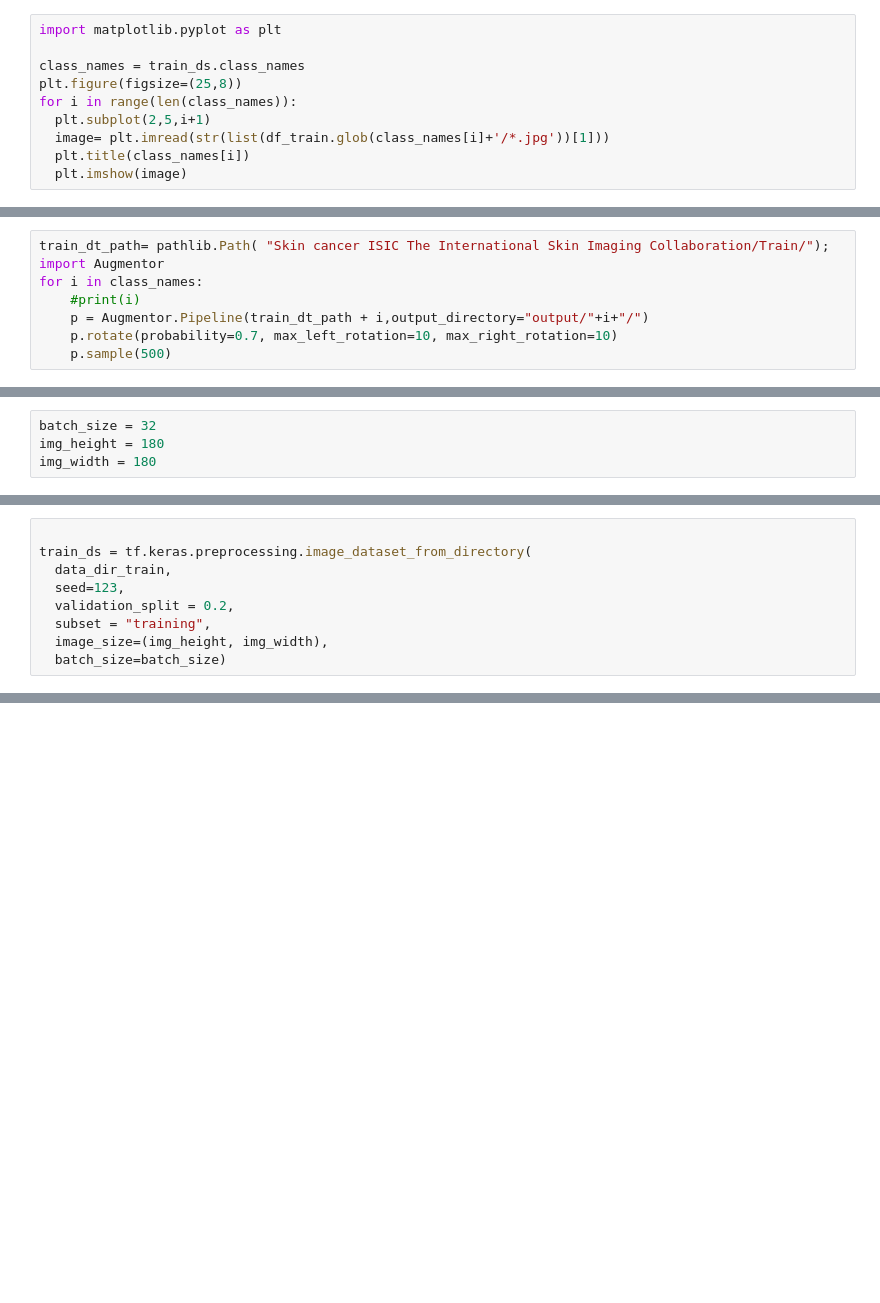
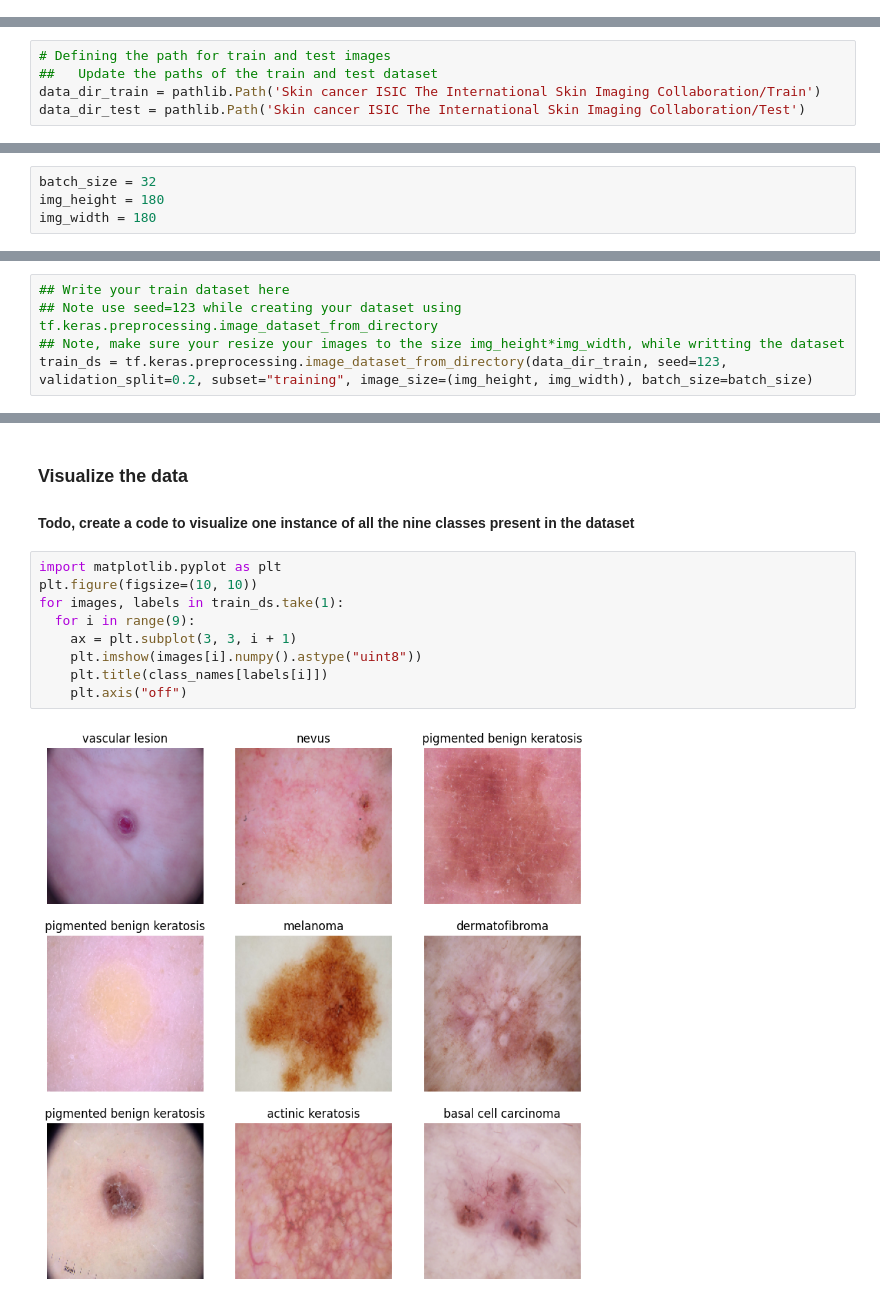
Before and after one commit to min-java/MelanomaDetection, a Jupyter notebook: Minakshi_Garg_nn.ipynb, the cells around one changed output, grey strips where cells are left out. Drawn from its saved outputs; the diff is of its cells as text; blank space fills up the shorter version.

```diff
--- a/Minakshi_Garg_nn.ipynb
+++ b/Minakshi_Garg_nn.ipynb
@@ -89,10 +0,0 @@ Found 118 files belonging to 9 classes.
-# %%
-import matplotlib.pyplot as plt
-
-class_names = train_ds.class_names
-plt.figure(figsize=(25,8))
-for i in range(len(class_names)):
-  plt.subplot(2,5,i+1)
-  image= plt.imread(str(list(df_train.glob(class_names[i]+'/*.jpg'))[1]))
-  plt.title(class_names[i])
-  plt.imshow(image)
@@ -302,8 +0,0 @@ plt.show()
-# %%
-train_dt_path= pathlib.Path( "Skin cancer ISIC The International Skin Imaging Collaboration/Train/");
-import Augmentor
-for i in class_names:
-    #print(i)
-    p = Augmentor.Pipeline(train_dt_path + i,output_directory="output/"+i+"/")
-    p.rotate(probability=0.7, max_left_rotation=10, max_right_rotation=10)
-    p.sample(500)
@@ -339,0 +21,5 @@ df['Label'].value_counts()
+# %%
+# Defining the path for train and test images
+##   Update the paths of the train and test dataset
+data_dir_train = pathlib.Path('Skin cancer ISIC The International Skin Imaging Collaboration/Train')
+data_dir_test = pathlib.Path('Skin cancer ISIC The International Skin Imaging Collaboration/Test')
@@ -344,9 +48,5 @@ img_width = 180
 # %%
-
-train_ds = tf.keras.preprocessing.image_dataset_from_directory(
-  data_dir_train,
-  seed=123,
-  validation_split = 0.2,
-  subset = "training",
-  image_size=(img_height, img_width),
-  batch_size=batch_size)
+## Write your train dataset here
+## Note use seed=123 while creating your dataset using tf.keras.preprocessing.image_dataset_from_directory
+## Note, make sure your resize your images to the size img_height*img_width, while writting the dataset
+train_ds = tf.keras.preprocessing.image_dataset_from_directory(data_dir_train, seed=123, validation_split=0.2, subset="training", image_size=(img_height, img_width), batch_size=batch_size)
@@ -390,0 +78,14 @@ model.summary()
+# %% [markdown]
+### Visualize the data
+#### Todo, create a code to visualize one instance of all the nine classes present in the dataset
+# %%
+import matplotlib.pyplot as plt
+plt.figure(figsize=(10, 10))
+for images, labels in train_ds.take(1):
+  for i in range(9):
+    ax = plt.subplot(3, 3, i + 1)
+    plt.imshow(images[i].numpy().astype("uint8"))
+    plt.title(class_names[labels[i]])
+    plt.axis("off")
+# %% [output]
+[figure, added]
```
Also changed, not shown: parts of 108 cells of this notebook.
